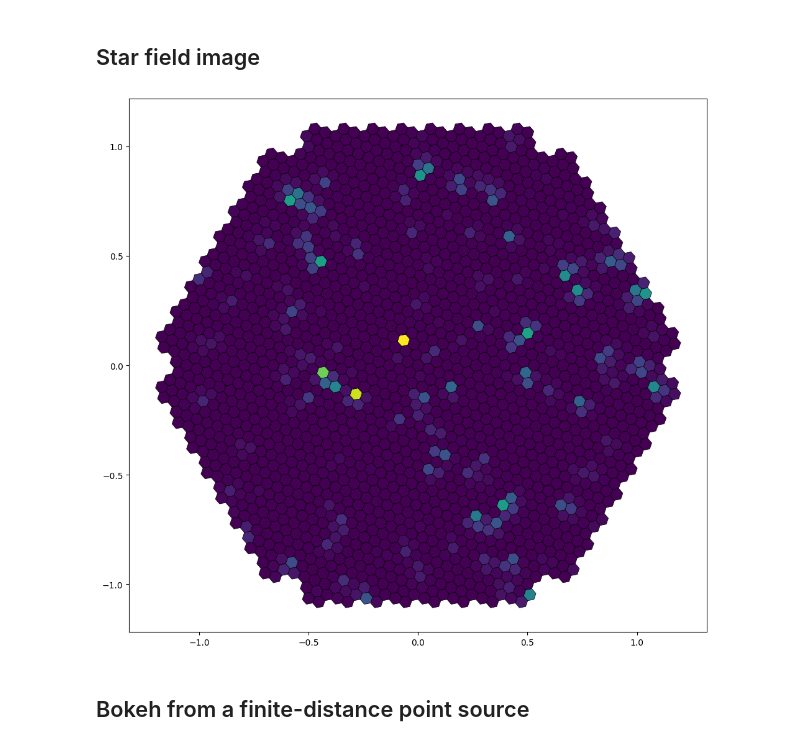
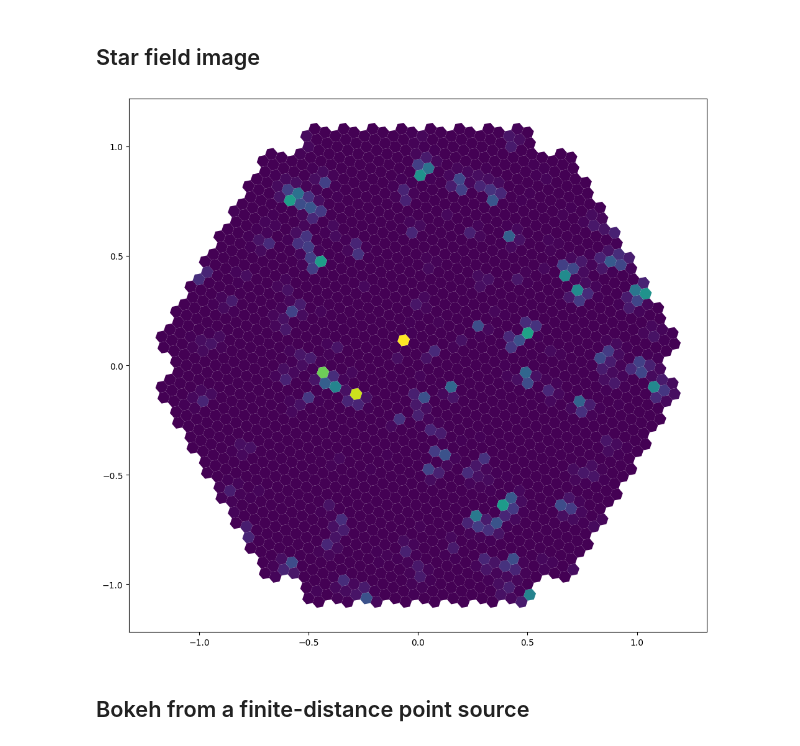
Before and after one commit to GerritRo/iactrace, a Jupyter notebook: docs/examples/MST.ipynb, the cells around one changed output. Cells and saved outputs as stored; diff of their text form; code cells hidden in the pictures.

```diff
--- a/docs/examples/MST.ipynb
+++ b/docs/examples/MST.ipynb
@@ -16,4 +16,4 @@ telescope = Telescope.from_yaml(
     n_samples=256,
     key=jax.random.key(42),
 )
-camera = Camera.from_yaml('../../configs/CTAO/NectarCAM.yaml')
+camera = Camera.from_yaml('../../configs/CTAO/NectarCam.yaml')
@@ -29,26 +40,26 @@ scene.show(viewer='jupyter')
 # %%
 n_stars = 1000
 key1, key2 = jax.random.split(jax.random.key(42))
 
 fov_deg = 7.7
 fov_rad = fov_deg * jnp.pi / 180
 
 x = jax.random.uniform(key1, (n_stars,), minval=-fov_rad/2, maxval=fov_rad/2)
 y = jax.random.uniform(key2, (n_stars,), minval=-fov_rad/2, maxval=fov_rad/2)
 z = -jnp.ones(n_stars)
 
 stars = jnp.stack([x, y, z], axis=1)
 stars = stars / jnp.linalg.norm(stars, axis=1, keepdims=True)
 
 f_stars = 10**(-10 * jax.random.uniform(jax.random.key(4242), shape=(len(stars),)))
 
 rays = telescope.render(stars, f_stars, source_type='parallel')
 image = camera.image(rays)
 
 fig, ax = plt.subplots(ncols=1, figsize=(12, 12))
-ax1 = hexshow(image, camera.sensor_groups[0], ax=ax)
+ax1 = show_camera(image, camera.sensor_groups[0], ax=ax)
 # %% [output]
-[figure, old version]
+[figure, new version]
 # %% [markdown]
 ## Bokeh from a finite-distance point source
 # %%
```
Also changed, not shown: parts of 4 cells of this notebook, 16 other files.
